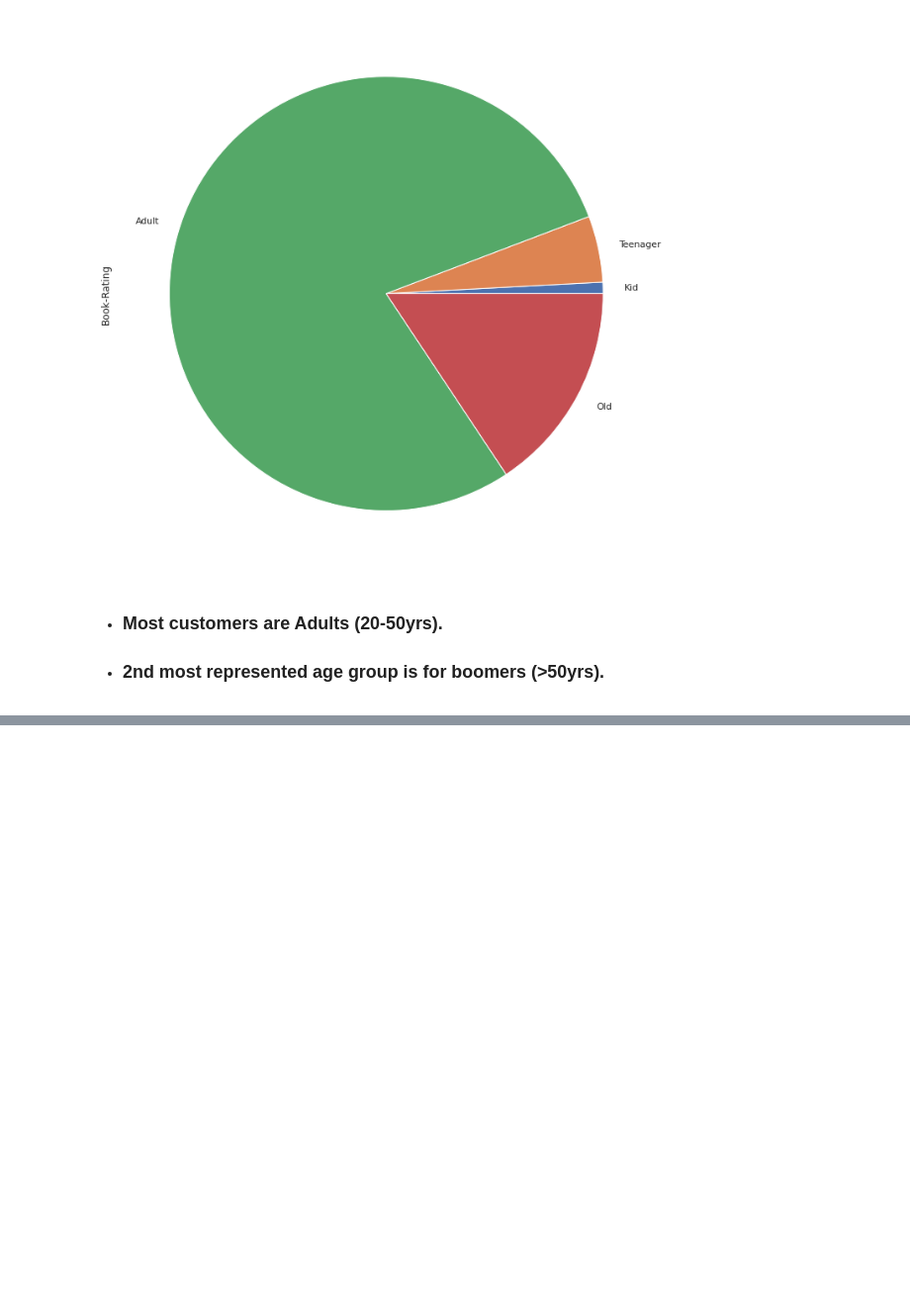
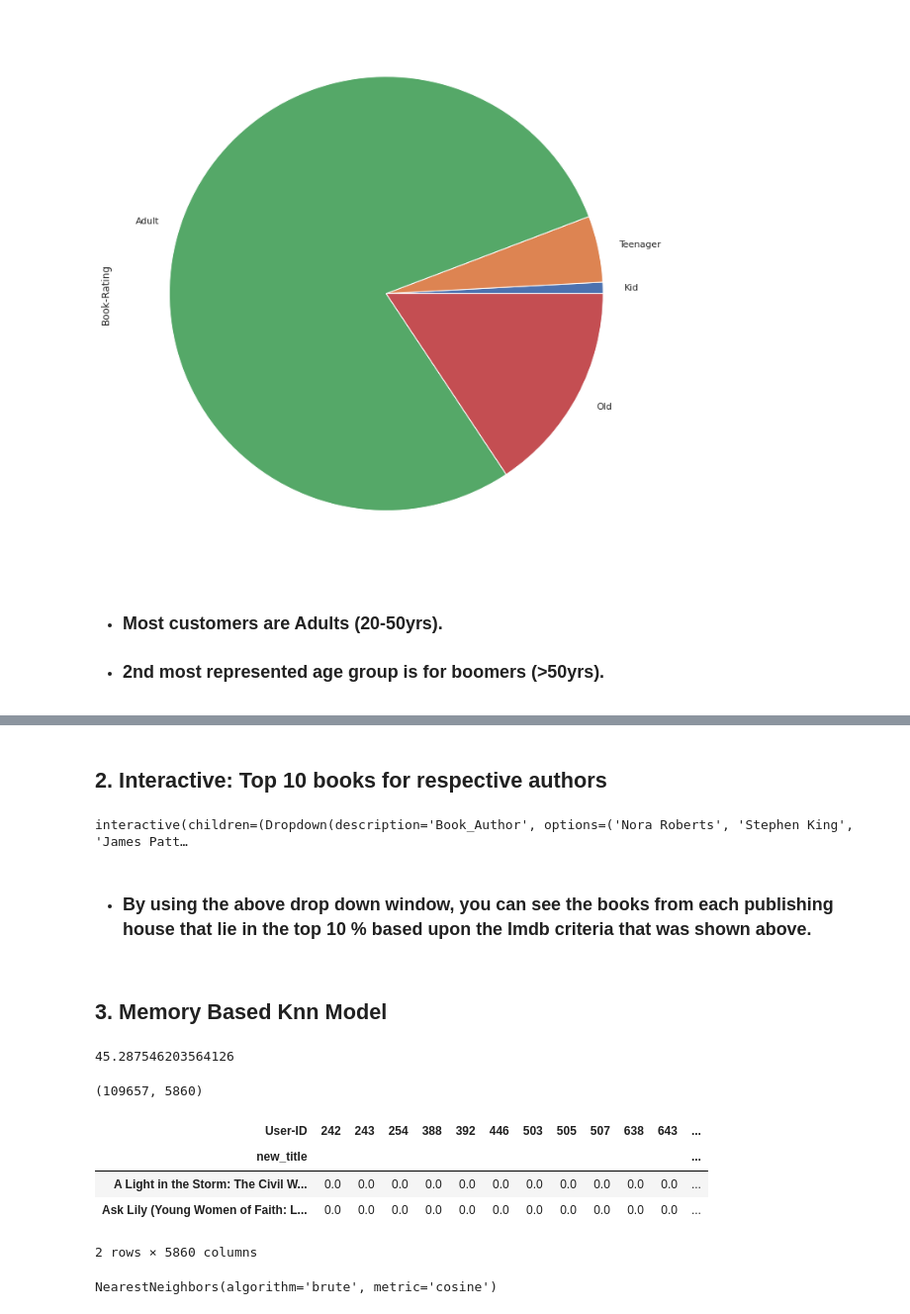
Before and after one commit to Manjari-001/Book-Recommendation-System, a Jupyter notebook: Book_Recommendation_System.ipynb, the cells around one changed output, grey strips where cells are left out. Shown at 99% size. Drawn from its saved outputs; the diff is of its cells as text; code cells hidden in the pictures; blank space fills up the shorter version.

```diff
--- a/Book_Recommendation_System.ipynb
+++ b/Book_Recommendation_System.ipynb
@@ -554,0 +644,21 @@ df_merged.groupby('age_bins')['Book-Rating'].count().plot(kind='pie')
+# %% [markdown]
+## **2. Interactive: Top 10 books for respective authors**
+# %%
+# Recommending Books Based Upon Authors:-
+@interact
+def recommend_books_based_upon_author( Book_Author = list(df_top_10['Book-Author'].value_counts().index)):
+  a = df_top_10[df_top_10['Book-Author']==Book_Author][['Book-Title', 'Rating-Mean']]
+  a = a.groupby(['Book-Title'])['Rating-Mean'].mean().to_frame()
+  a = a.sort_values(by = 'Rating-Mean', ascending=False)
+  return a.head(10)
+#Load the drive to use the interactive feature
+# %% [output]
+interactive(children=(Dropdown(description='Book_Author', options=('Nora Roberts', 'Stephen King', 'James Patt…
+# %% [markdown]
+* ### By using the above drop down window, you can see the books from each publishing house that lie in the top 10 % based upon the Imdb criteria that was shown above.
+# %% [markdown]
+## **3. Memory Based Knn Model**
+# %%
+df_Knn = df_merged_updated.copy(deep=True)
+# %%
+df_Knn['Score'] = df_merged_updated.apply(weighted_rating, axis=1)
@@ -554,0 +667,3 @@ df_merged.groupby('age_bins')['Book-Rating'].count().plot(kind='pie')
+# %%
+# Dropping the columns that aren't much useful for KNN recommendation system.
+df_Knn.drop(columns=['ISBN',	'Book-Author',	'Year-Of-Publication',	'Publisher','Age','Location', 'Book-Rating', 'Rating-Count', 'Rating-Mean','Book-Title','Title-Length','age_bins'], inplace=True)
@@ -554,0 +675,22 @@ df_merged.groupby('age_bins')['Book-Rating'].count().plot(kind='pie')
+# %%
+# Percentage of books considered for recommendation.
+
+per_books_in_recommendation_system = (Number_of_books_considered_for_recommendation*100)/Number_of_books_in_dataset
+per_books_in_recommendation_system
+# %% [output]
+45.287546203564126
+# %%
+# Building the Final dataframe for the KNN Model.
+df_final = pd.pivot_table(data=df_Knn, index='new_title', columns='User-ID', values='Score').fillna(0)
+# %%
+df_final.shape
+# %% [output]
+(109657, 5860)
+# %%
+df_final.head(2)
+# %% [output]
+| User-ID | 242 | 243 | 254 | 388 | 392 | 446 | 503 | 505 | 507 | 638 | 643 | ... |
+| new_title |  |  |  |  |  |  |  |  |  |  |  | ... |
+| A Light in the Storm: The Civil W... | 0.0 | 0.0 | 0.0 | 0.0 | 0.0 | 0.0 | 0.0 | 0.0 | 0.0 | 0.0 | 0.0 | ... |
+| Ask Lily (Young Women of Faith: L... | 0.0 | 0.0 | 0.0 | 0.0 | 0.0 | 0.0 | 0.0 | 0.0 | 0.0 | 0.0 | 0.0 | ... |
+2 rows × 5860 columns
@@ -554,0 +700,6 @@ df_merged.groupby('age_bins')['Book-Rating'].count().plot(kind='pie')
+# %%
+# Building a KNN model with Cosine Similarity as the target metric for calculating the distances.
+model_knn = NearestNeighbors(metric = 'cosine', algorithm = 'brute', n_neighbors=5)
+model_knn.fit(df_final)
+# %% [output]
+NearestNeighbors(algorithm='brute', metric='cosine')
```
Also changed, not shown: parts of 101 cells of this notebook.
